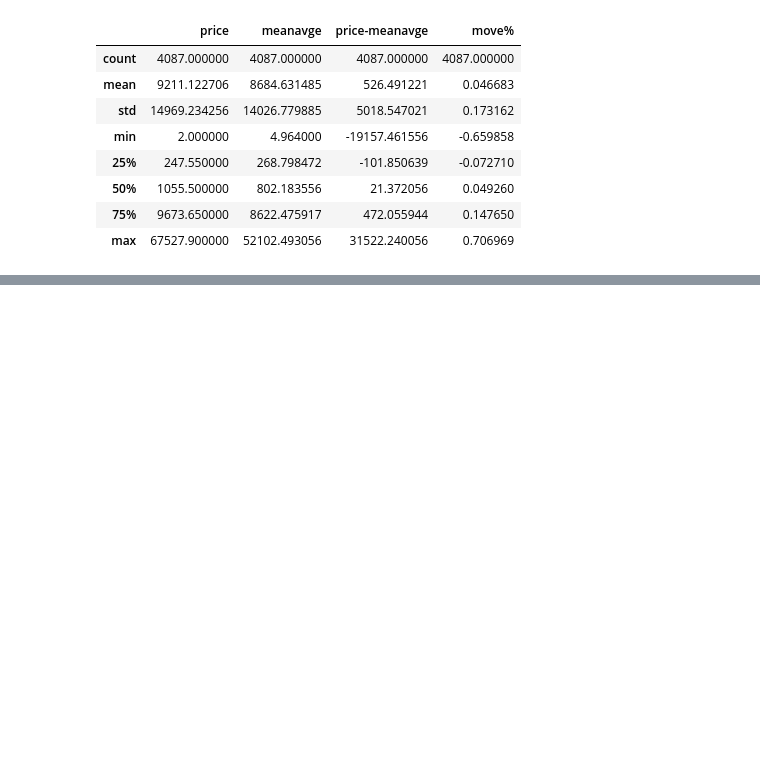
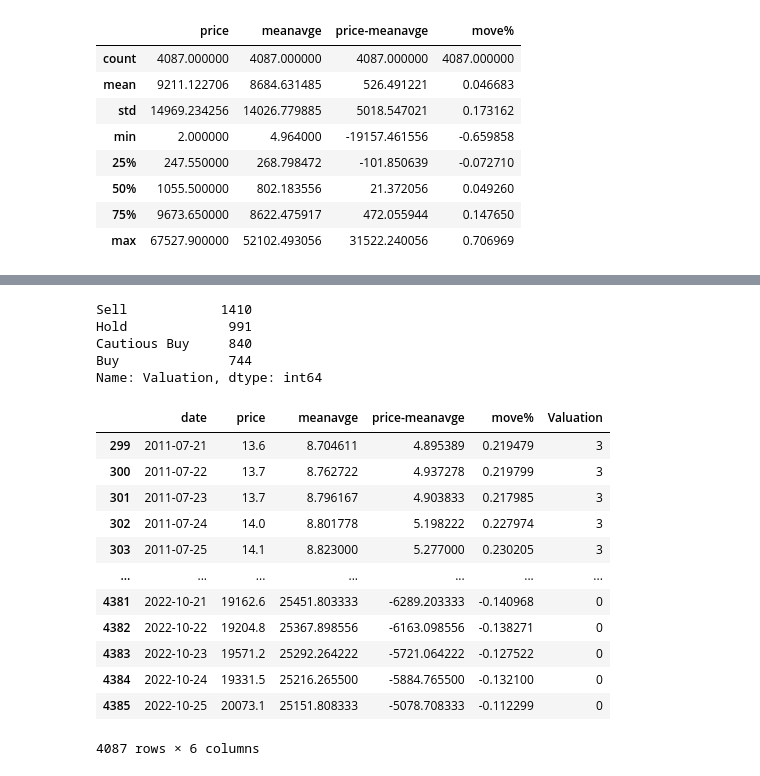
Before and after one commit to guevarch/projectchris, a Jupyter notebook: Final/BTC Machine Learning Buy Zones.ipynb, the cells around one changed output, grey strips where cells are left out. Drawn from its saved outputs; the diff is of its cells as text; code cells hidden in the pictures; blank space fills up the shorter version.

```diff
--- a/Final/BTC Machine Learning Buy Zones.ipynb
+++ b/Final/BTC Machine Learning Buy Zones.ipynb
@@ -227,4 +227,12 @@ df
 4087 rows × 6 columns
+# %%
+df['Valuation'].value_counts()
+# %% [output]
+Sell            1410
+Hold             991
+Cautious Buy     840
+Buy              744
+Name: Valuation, dtype: int64
 # %%
 import plotly.express as px
 import plotly.graph_objects as go
@@ -280,2 +262,22 @@ from sklearn.preprocessing import StandardScaler, MinMaxScaler
+# %%
+df['Valuation'] = df['Valuation'].replace({'Buy': 0})
+df['Valuation'] = df['Valuation'].replace({'Cautious Buy': 1})
+df['Valuation'] = df['Valuation'].replace({'Hold': 2})
+df['Valuation'] = df['Valuation'].replace({'Sell': 3})
+df
+# %% [output]
+|  | date | price | meanavge | price-meanavge | move% | Valuation |
+| 299 | 2011-07-21 | 13.6 | 8.704611 | 4.895389 | 0.219479 | 3 |
+| 300 | 2011-07-22 | 13.7 | 8.762722 | 4.937278 | 0.219799 | 3 |
+| 301 | 2011-07-23 | 13.7 | 8.796167 | 4.903833 | 0.217985 | 3 |
+| 302 | 2011-07-24 | 14.0 | 8.801778 | 5.198222 | 0.227974 | 3 |
+| 303 | 2011-07-25 | 14.1 | 8.823000 | 5.277000 | 0.230205 | 3 |
+| ... | ... | ... | ... | ... | ... | ... |
+| 4381 | 2022-10-21 | 19162.6 | 25451.803333 | -6289.203333 | -0.140968 | 0 |
+| 4382 | 2022-10-22 | 19204.8 | 25367.898556 | -6163.098556 | -0.138271 | 0 |
+| 4383 | 2022-10-23 | 19571.2 | 25292.264222 | -5721.064222 | -0.127522 | 0 |
+| 4384 | 2022-10-24 | 19331.5 | 25216.265500 | -5884.765500 | -0.132100 | 0 |
+| 4385 | 2022-10-25 | 20073.1 | 25151.808333 | -5078.708333 | -0.112299 | 0 |
+4087 rows × 6 columns
 # %%
 # Create our features
```
Also changed, not shown: parts of 19 cells of this notebook, 8 other files.
